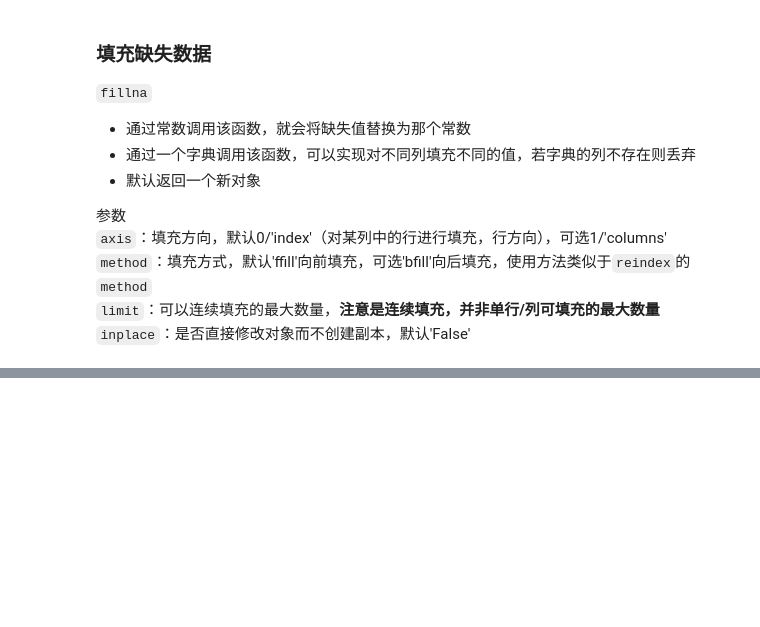
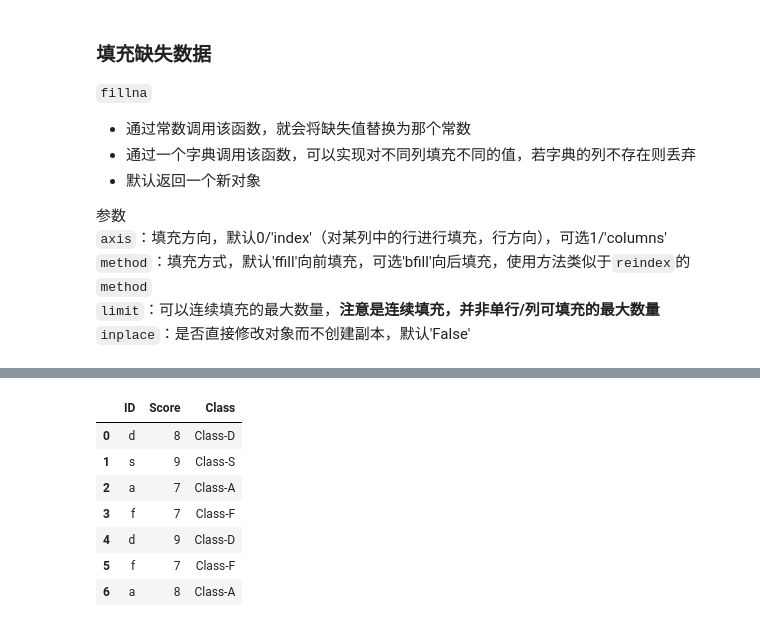
Before and after one commit to McJevons/jupyter-notebook, a Jupyter notebook: 数据清洗和准备（一）.ipynb, the cells around one changed output, grey strips where cells are left out. Saved outputs shown, nothing was run; the diff lists cells and outputs as text; code cells hidden in the pictures; blank space fills up the shorter version.

```diff
--- a/数据清洗和准备（一）.ipynb
+++ b/数据清洗和准备（一）.ipynb
@@ -156,0 +217,4 @@ data.fillna(axis=1, method='bfill', limit=2)
+# %%
+data = pd.DataFrame([list('dsafdfa'), [8, 9, 7, 7, 9, 7, 8]],
+                    index=['ID', 'Score']).T
+data
@@ -156,0 +230,23 @@ data.fillna(axis=1, method='bfill', limit=2)
+# %%
+d = {
+    'a': 'Class-A',
+    's': 'Class-S',
+    'd': 'Class-D',
+    'f': 'Class-F'
+}  # 映射对象，ID->Class
+
+# 以下3行代码等价于此代码：data['Class']=data['ID'].map(d)
+ID = data['ID']  # 从DataFrame中取出需要映射的列得到Series
+Class = ID.map(d)  # 将映射对象代入map()函数中，得到由映射内容组成的Series
+data['Class'] = Class  # 将得到的Series添加至原DataFrame
+
+data
+# %% [output]
+|  | ID | Score | Class |
+| 0 | d | 8 | Class-D |
+| 1 | s | 9 | Class-S |
+| 2 | a | 7 | Class-A |
+| 3 | f | 7 | Class-F |
+| 4 | d | 9 | Class-D |
+| 5 | f | 7 | Class-F |
+| 6 | a | 8 | Class-A |
```
Also changed, not shown: parts of 16 cells of this notebook.
